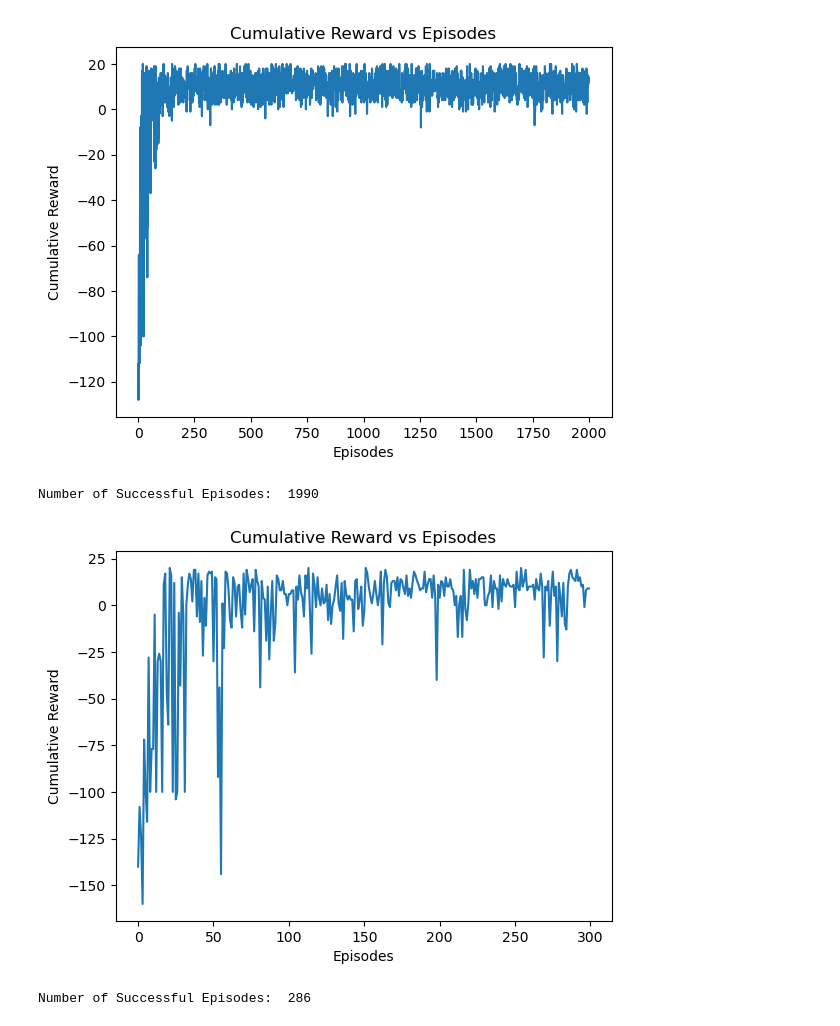
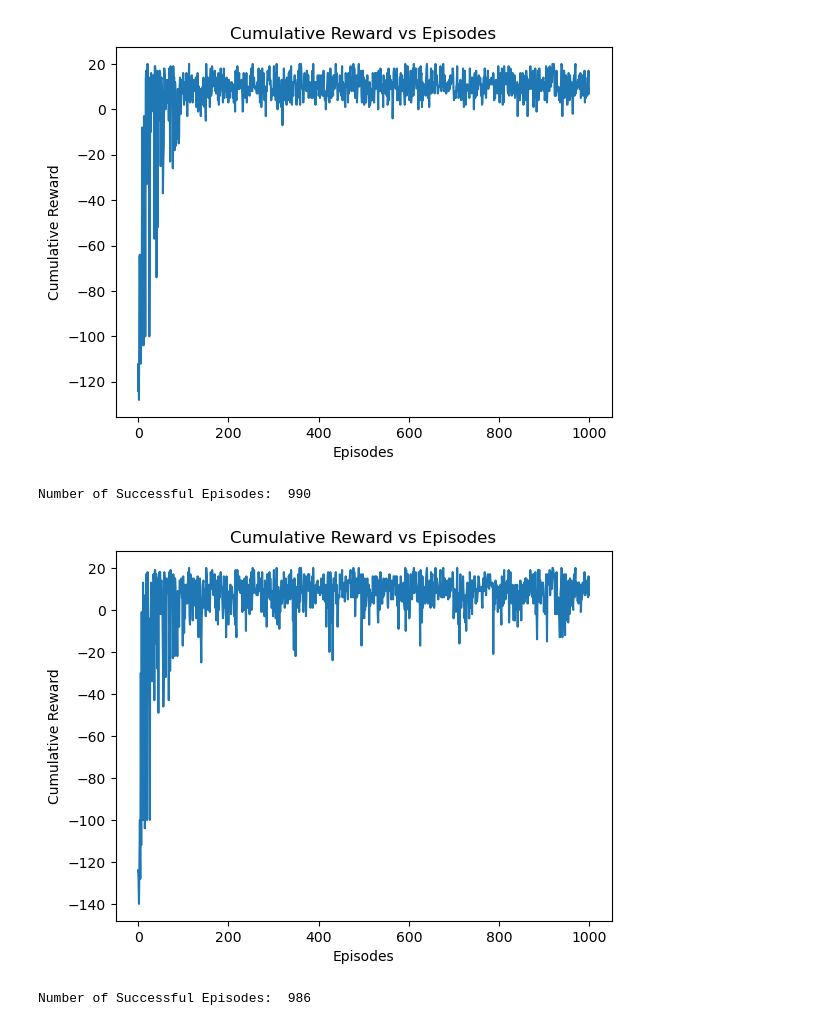
Before and after one commit to namtran3103/UNSWAI2, a Jupyter notebook: assignment2.ipynb, the cells around one changed output. Saved outputs shown, nothing was run; the diff lists cells and outputs as text; code cells hidden in the pictures.

```diff
--- a/assignment2.ipynb
+++ b/assignment2.ipynb
@@ -49,7 +46,7 @@ q = np.zeros((numStates, numActions))
 epsilonQ = 0.1
 alphaQ = 0.8    # Learning rate
 gammaQ = 0.95   # Discount factor
-numEpisodesQ = 2000
+numEpisodesQ = 1000
 maxStepsPerEpisodeQ = 100
 
 
@@ -125,8 +122,8 @@ plotCumulativeReward(totalRewardsPerEpisodeQ)
 # print("Steps per Episode: ", stepsPerEpisodeQ)
 print("Number of Successful Episodes: ", successfulEpisodesQ)
 # %% [output]
-[figure, old version]
+[figure, new version]
-Number of Successful Episodes:  1990
+Number of Successful Episodes:  990
 # %%
 
 
@@ -138,9 +135,9 @@ sarsa = np.zeros((numStates, numActions))
 
 # Params
 epsilonS = 0.1
-alphaS = 0.8    # Learning rate
-gammaS = 0.95   # Discount factor
-maxEpisodesS = 300
+alphaS = 0.9    # Learning rate
+gammaS = 0.8   # Discount factor
+maxEpisodesS = 1000
 maxStepsPerEpisodeS = 100
 
 
@@ -206,35 +203,35 @@ for episodeS in range(maxEpisodesS):
 
 
 
 
 # Close the environment
 #envS.close()
 
 # Calculate metrics
 successRateS = calculateSuccessRate(successfulEpisodesS, maxEpisodesS)
 averageRewardPerEpisodeS = calculateAverageRewardPerEpisode(totalRewardsPerEpisodeS)
 averageLearningSpeedS = calculateAverageLearningSpeed(stepsPerEpisodeS)
 
 # Save metrics to a JSON file
 metricsS = {
     "Success Rate": successRateS,
     "Average Reward per Episode": averageRewardPerEpisodeS,
     "Average Learning Speed": averageLearningSpeedS,
 }
 
 with open("metricsS.json", "w") as fS:
     json.dump(metricsS, fS, indent=4)
 
 # Plot cumulative reward
 plotCumulativeReward(totalRewardsPerEpisodeS)
 
 # Print metrics
 # print("Total Rewards per Episode: ", totalRewardsPerEpisodeS)
 # print("Steps per Episode: ", stepsPerEpisodeS)
 print("Number of Successful Episodes: ", successfulEpisodesS)
 # %% [output]
-[figure, old version]
+[figure, new version]
-Number of Successful Episodes:  286
+Number of Successful Episodes:  986
 # %%
 def provideTeacherAdvice(teacherTable, currentState, availability, accuracy):
     correctAction = np.argmax(teacherTable[currentState, :])
```
Also changed, not shown: parts of 5 cells of this notebook, 4 other files.
